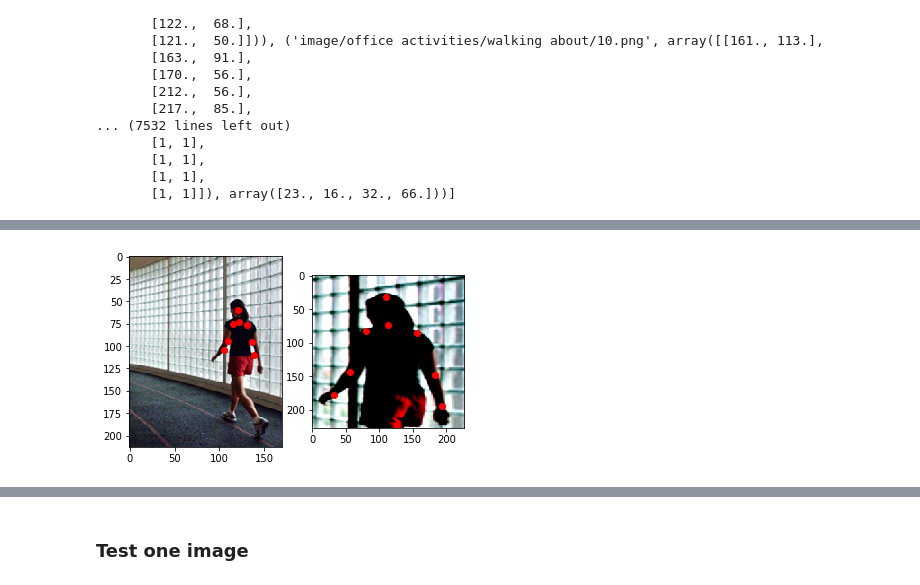
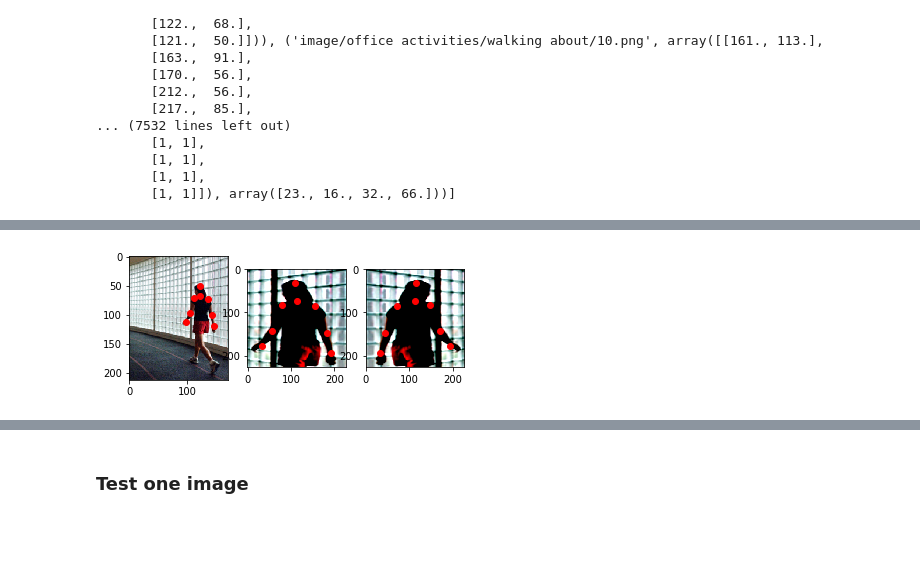
Before and after one commit to ys7yoo/deeppose_tf, a Jupyter notebook: testMET.ipynb, the cells around one changed output, grey strips where cells are left out. Drawn from its saved outputs; the diff is of its cells as text; code cells hidden in the pictures; blank space fills up the shorter version.

Commit message:
added flip horizontally

```diff
--- a/testMET.ipynb
+++ b/testMET.ipynb
@@ -127,39 +125,69 @@ from matplotlib import pyplot as plt
 imageIdx = 0   # this image has only upper body
 #imageIdx = 89   # this image missis head top joint
 #imageIdx = 101   # this image has only upper body
+
+
+## 1. original image
 img=test_dataset.get_original_image(imageIdx)
 
 
+## 2. scaled image & info
 image, joints, is_valid_joints, misc = test_dataset.get_example(imageIdx)
-
 valid_joints = joints[is_valid_joints].reshape(-1,2)
 
-bbox=misc['orig_tightest_bbox']
+bbox=misc['bbox']
+#bbox=misc['orig_tightest_bbox']
+
+print(joints)
+print(is_valid_joints)
+#print(valid_joints)
+print(misc)
 
 
+## 3. flipped image
+import cv2 as cv
+
+# flip image horizontally
+image_flipped=cv.flip(image,1)
+
+# flip coordinates
+valid_joints_flipped[:,0] = -valid_joints[:,0]  # flip x coordinate
+valid_joints_flipped[:,1] = valid_joints[:,1]    # keep y coordinate
+
+print(valid_joints)
+print(valid_joints_flipped)
 
 
-plt.subplot(121)
-plt.imshow(img[:,:,::-1])
-# plot joints
-offsetX = bbox[0]
-offsetY = bbox[1]
-W = bbox[2]#-bbox[0]
-H = bbox[3]#-bbox[1]
-print(W,H)
-plt.plot((valid_joints[:,0]+0.5)*W+offsetX, (valid_joints[:,1]+0.5)*H+offsetY,'or')
+# function for plotting
+def plotImageAndJoints(image, valid_joints, bbox=None):
+    """
+        plot image and joints using matplotlib
+    """
+    plt.imshow(image[:,:,::-1])
+    if bbox is None:
+        offsetX = 0
+        offsetY = 0
+        W = image.shape[0]
+        H = image.shape[1]
+    else:
+        offsetX = bbox[0]
+        offsetY = bbox[1]
+        W = bbox[2]
+        H = bbox[3]
 
-plt.subplot(122)
-# plot joints
-plt.imshow(image[:,:,::-1])
-W = image.shape[0]
-H = image.shape[1]
-print(W,H)
-plt.plot((valid_joints[:,0]+0.5)*W, (valid_joints[:,1]+0.5)*H,'or')
+    # print(W,H)
+    plt.plot((valid_joints[:,0]+0.5)*W+offsetX, (valid_joints[:,1]+0.5)*H+offsetY,'or')
 
-print(joints)
-print(is_valid_joints)   # NOT CORRECT!!!
-print(valid_joints)
-print(misc)
+
+plt.clf
+plt.subplot(131)
+plotImageAndJoints(img, valid_joints, bbox)
+
+
+plt.subplot(132)
+plotImageAndJoints(image, valid_joints)
+
+plt.subplot(133)
+plotImageAndJoints(image_flipped, valid_joints_flipped)
 # %% [output]
 WARNING:matplotlib.image:Clipping input data to the valid range for imshow with RGB data ([0..1] for floats or [0..255] for integers).
@@ -183,4 +212,4 @@ WARNING:matplotlib.image:Clipping input data to the valid range for imshow with
-[figure, old version]
+[figure, new version]
 # %%
 # load creat regressionnet and load weight from snapshot
 
```
Also changed, not shown: parts of 4 cells of this notebook.
